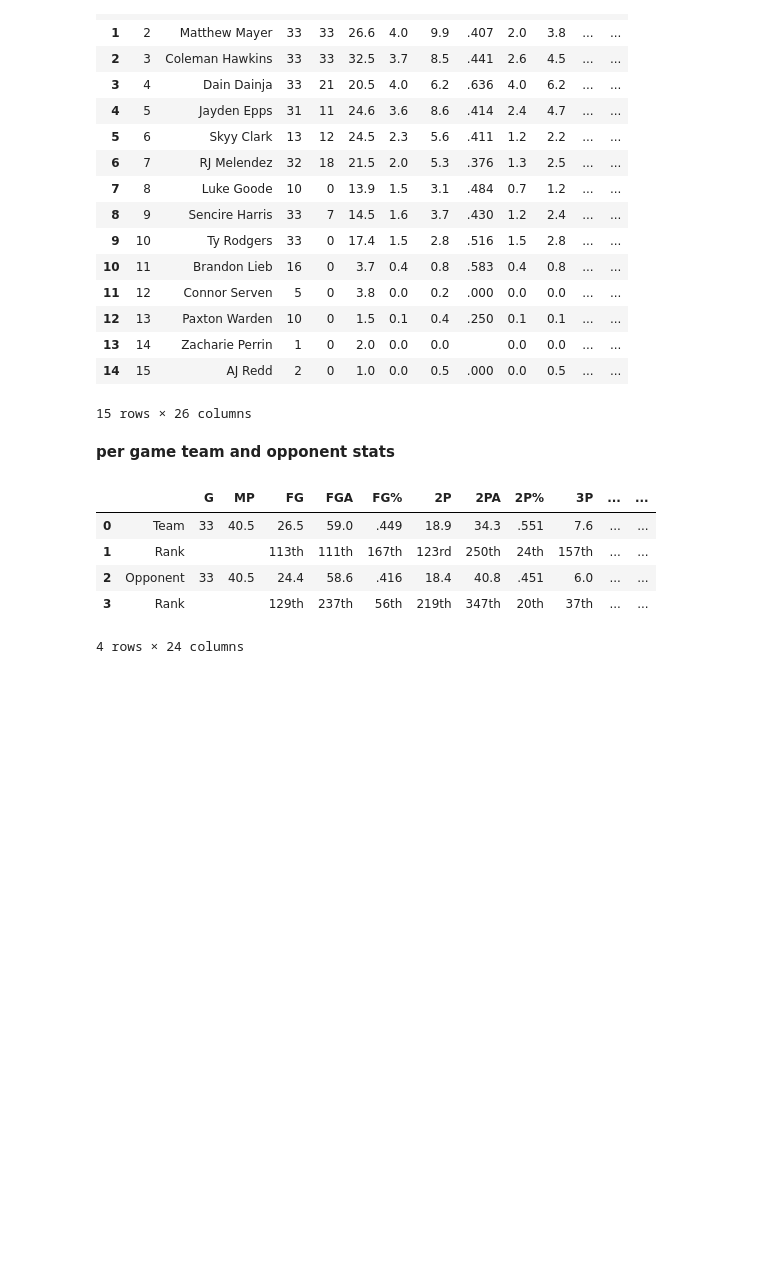
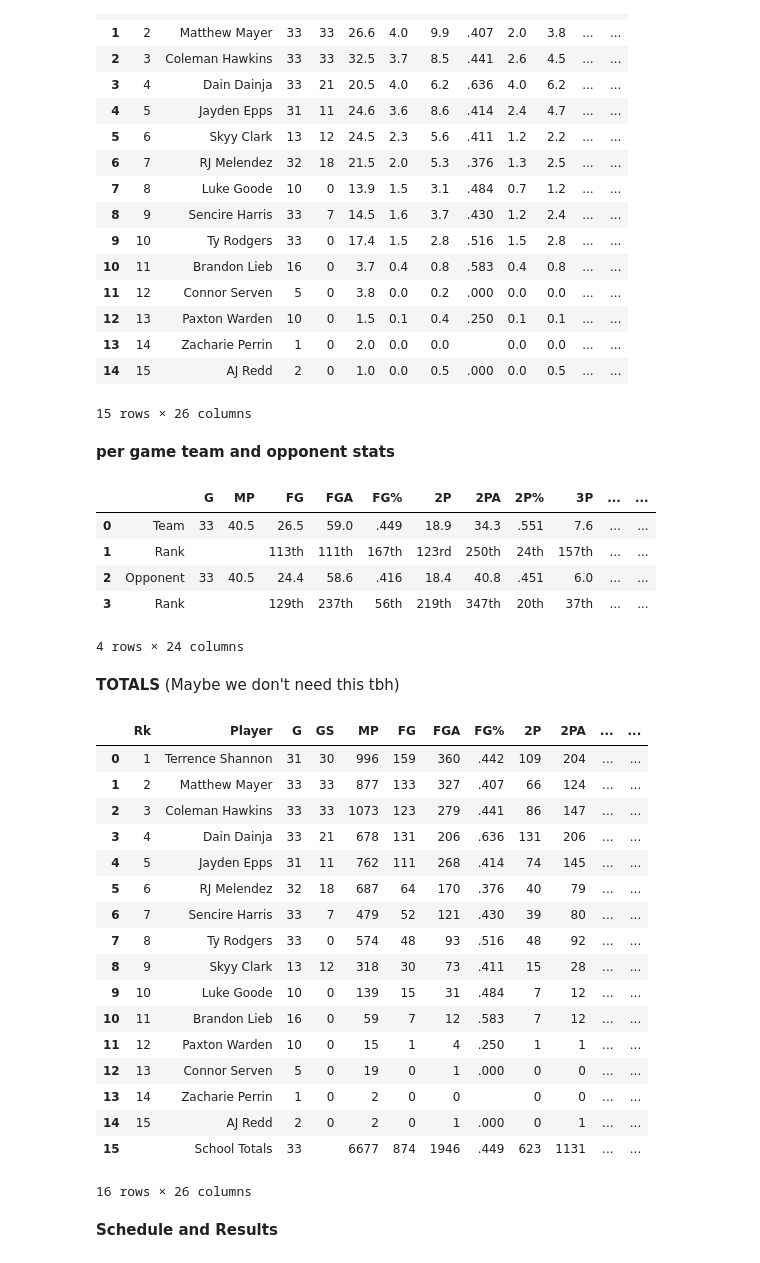
Before and after one commit to isaac-turk/DataDiveFa24, a Jupyter notebook: WIP 2022-2023.ipynb, the cells around one changed output. Saved outputs shown, nothing was run; the diff lists cells and outputs as text; code cells hidden in the pictures; blank space fills up the shorter version.

Commit message:
scraped all the way to Schdule and Results

```diff
--- a/WIP 2022-2023.ipynb
+++ b/WIP 2022-2023.ipynb
@@ -152,8 +152,8 @@ table3 = soup.find('table', id = 'season-total_per_game')
 att3 = table3.find_all('th', scope = 'col')
 header3 = [th.get_text(strip = True)for th in att3]
 df_per_gt_os = pd.DataFrame(columns = header3)
-att2 = table3.find('tbody')
-col_data3 = att2.find_all('tr')
+att32 = table3.find('tbody')
+col_data3 = att32.find_all('tr')
 for row in col_data3:
     hd3 = row.find_all('th')
     rd3 = row.find_all('td')
@@ -171,3 +171,62 @@ df_per_gt_os
 | 2 | Opponent | 33 | 40.5 | 24.4 | 58.6 | .416 | 18.4 | 40.8 | .451 | 6.0 | ... | ... |
 | 3 | Rank |  |  | 129th | 237th | 56th | 219th | 347th | 20th | 37th | ... | ... |
 4 rows × 24 columns
+# %% [markdown]
+**TOTALS** (Maybe we don't need this tbh)
+# %%
+table4 = soup.find('table', id='totals')
+
+att4 = table4.find_all('th', scope='col')
+header4 = [th.get_text(strip=True) for th in att4]
+
+df_totals = pd.DataFrame(columns=header4)
+
+att42 = table4.find('tbody')
+col_data4 = att42.find_all('tr')
+
+for row in col_data4:
+    hd4 = row.find_all('th')
+    rd4 = row.find_all('td')
+
+    nr4 = [data.get_text(strip=True) for data in hd4]
+    ird = [data.get_text(strip=True) for data in rd4]
+
+    nr4.extend(ird)
+    length = len(df_totals)
+    df_totals.loc[length] = nr4
+
+att43 = table4.find('tfoot')
+footer_row = att43.find('tr')
+
+hd4_footer = footer_row.find_all('th')
+rd4_footer = footer_row.find_all('td')
+
+nr4_footer = [data.get_text(strip=True) for data in hd4_footer]
+ird_footer = [data.get_text(strip=True) for data in rd4_footer]
+
+nr4_footer.extend(ird_footer)
+
+length = len(df_totals)
+df_totals.loc[length] = nr4_footer
+df_totals
+# %% [output]
+|  | Rk | Player | G | GS | MP | FG | FGA | FG% | 2P | 2PA | ... | ... |
+| 0 | 1 | Terrence Shannon | 31 | 30 | 996 | 159 | 360 | .442 | 109 | 204 | ... | ... |
+| 1 | 2 | Matthew Mayer | 33 | 33 | 877 | 133 | 327 | .407 | 66 | 124 | ... | ... |
+| 2 | 3 | Coleman Hawkins | 33 | 33 | 1073 | 123 | 279 | .441 | 86 | 147 | ... | ... |
+| 3 | 4 | Dain Dainja | 33 | 21 | 678 | 131 | 206 | .636 | 131 | 206 | ... | ... |
+| 4 | 5 | Jayden Epps | 31 | 11 | 762 | 111 | 268 | .414 | 74 | 145 | ... | ... |
+| 5 | 6 | RJ Melendez | 32 | 18 | 687 | 64 | 170 | .376 | 40 | 79 | ... | ... |
+| 6 | 7 | Sencire Harris | 33 | 7 | 479 | 52 | 121 | .430 | 39 | 80 | ... | ... |
+| 7 | 8 | Ty Rodgers | 33 | 0 | 574 | 48 | 93 | .516 | 48 | 92 | ... | ... |
+| 8 | 9 | Skyy Clark | 13 | 12 | 318 | 30 | 73 | .411 | 15 | 28 | ... | ... |
+| 9 | 10 | Luke Goode | 10 | 0 | 139 | 15 | 31 | .484 | 7 | 12 | ... | ... |
+| 10 | 11 | Brandon Lieb | 16 | 0 | 59 | 7 | 12 | .583 | 7 | 12 | ... | ... |
+| 11 | 12 | Paxton Warden | 10 | 0 | 15 | 1 | 4 | .250 | 1 | 1 | ... | ... |
+| 12 | 13 | Connor Serven | 5 | 0 | 19 | 0 | 1 | .000 | 0 | 0 | ... | ... |
+| 13 | 14 | Zacharie Perrin | 1 | 0 | 2 | 0 | 0 |  | 0 | 0 | ... | ... |
+| 14 | 15 | AJ Redd | 2 | 0 | 2 | 0 | 1 | .000 | 0 | 1 | ... | ... |
+| 15 |  | School Totals | 33 |  | 6677 | 874 | 1946 | .449 | 623 | 1131 | ... | ... |
+16 rows × 26 columns
+# %% [markdown]
+**Schedule and Results**
```
Also changed, not shown: parts of 2 cells of this notebook.
